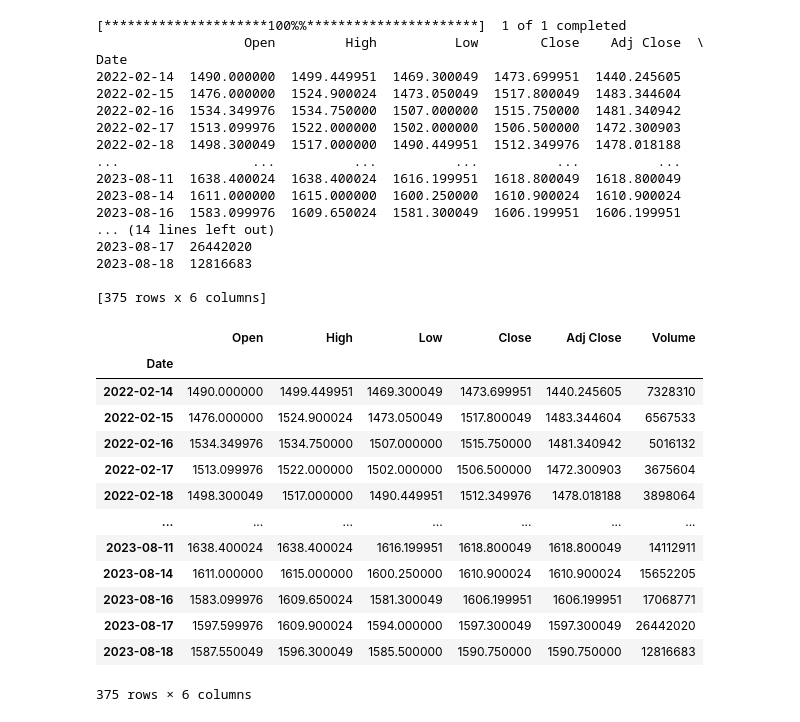
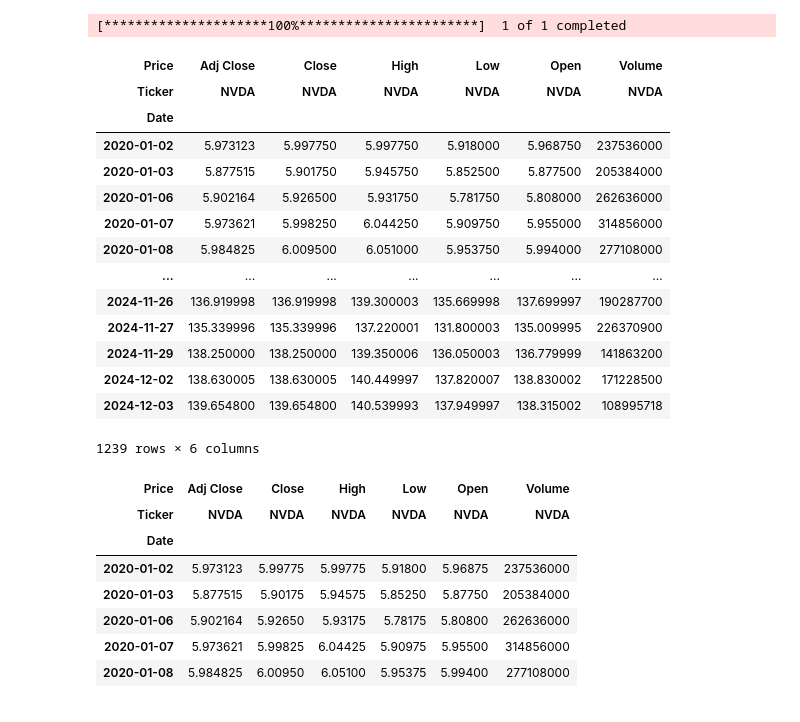
Before and after one commit to Kshitijk14/StockPricePredictor, a Jupyter notebook: stock-prediction.ipynb, the cells around one changed output. Drawn from its saved outputs; the diff is of its cells as text; code cells hidden in the pictures.

```diff
--- a/stock-prediction.ipynb
+++ b/stock-prediction.ipynb
@@ -90,46 +93,41 @@ NSE
 # %%
-#define ticker and fetch records
-stock = input("enter a Ticker\n")
-start_date = input("Enter start date to fetch records in yyyy-mm-dd format")
-end_date = input("Enter end date to fetch records in yyyy-mm-dd format")
+# define ticker and fetch records
+# stock = input("enter a Ticker\n")
+# start_date = input("Enter start date to fetch records in yyyy-mm-dd format")
+# end_date = input("Enter end date to fetch records in yyyy-mm-dd format")
+
+stock = "NVDA"
+start_date = "2020-01-01"
+end_date = "2024-12-31"
 
 data = yf.download(stock, start = start_date , end = end_date)
-
-print(data)
+data
 # %% [output]
-[*********************100%%**********************]  1 of 1 completed
-                   Open         High          Low        Close    Adj Close  \
-Date
-2022-02-14  1490.000000  1499.449951  1469.300049  1473.699951  1440.245605
-2022-02-15  1476.000000  1524.900024  1473.050049  1517.800049  1483.344604
-2022-02-16  1534.349976  1534.750000  1507.000000  1515.750000  1481.340942
-2022-02-17  1513.099976  1522.000000  1502.000000  1506.500000  1472.300903
-2022-02-18  1498.300049  1517.000000  1490.449951  1512.349976  1478.018188
-...                 ...          ...          ...          ...          ...
-2023-08-11  1638.400024  1638.400024  1616.199951  1618.800049  1618.800049
-2023-08-14  1611.000000  1615.000000  1600.250000  1610.900024  1610.900024
-2023-08-16  1583.099976  1609.650024  1581.300049  1606.199951  1606.199951
-... (14 lines left out)
-2023-08-17  26442020
-2023-08-18  12816683
-
-[375 rows x 6 columns]
+[*********************100%***********************]  1 of 1 completed
+| Price | Adj Close | Close | High | Low | Open | Volume |
+| Ticker | NVDA | NVDA | NVDA | NVDA | NVDA | NVDA |
+| Date |  |  |  |  |  |  |
+| 2020-01-02 | 5.973123 | 5.997750 | 5.997750 | 5.918000 | 5.968750 | 237536000 |
+| 2020-01-03 | 5.877515 | 5.901750 | 5.945750 | 5.852500 | 5.877500 | 205384000 |
+| 2020-01-06 | 5.902164 | 5.926500 | 5.931750 | 5.781750 | 5.808000 | 262636000 |
+| 2020-01-07 | 5.973621 | 5.998250 | 6.044250 | 5.909750 | 5.955000 | 314856000 |
+| 2020-01-08 | 5.984825 | 6.009500 | 6.051000 | 5.953750 | 5.994000 | 277108000 |
+| ... | ... | ... | ... | ... | ... | ... |
+| 2024-11-26 | 136.919998 | 136.919998 | 139.300003 | 135.669998 | 137.699997 | 190287700 |
+| 2024-11-27 | 135.339996 | 135.339996 | 137.220001 | 131.800003 | 135.009995 | 226370900 |
+| 2024-11-29 | 138.250000 | 138.250000 | 139.350006 | 136.050003 | 136.779999 | 141863200 |
+| 2024-12-02 | 138.630005 | 138.630005 | 140.449997 | 137.820007 | 138.830002 | 171228500 |
+| 2024-12-03 | 139.654800 | 139.654800 | 140.539993 | 137.949997 | 138.315002 | 108995718 |
+1239 rows × 6 columns
-# %%
-data
-# %% [output]
-|  | Open | High | Low | Close | Adj Close | Volume |
-| Date |  |  |  |  |  |  |
-| 2022-02-14 | 1490.000000 | 1499.449951 | 1469.300049 | 1473.699951 | 1440.245605 | 7328310 |
-| 2022-02-15 | 1476.000000 | 1524.900024 | 1473.050049 | 1517.800049 | 1483.344604 | 6567533 |
-| 2022-02-16 | 1534.349976 | 1534.750000 | 1507.000000 | 1515.750000 | 1481.340942 | 5016132 |
-| 2022-02-17 | 1513.099976 | 1522.000000 | 1502.000000 | 1506.500000 | 1472.300903 | 3675604 |
-| 2022-02-18 | 1498.300049 | 1517.000000 | 1490.449951 | 1512.349976 | 1478.018188 | 3898064 |
-| ... | ... | ... | ... | ... | ... | ... |
-| 2023-08-11 | 1638.400024 | 1638.400024 | 1616.199951 | 1618.800049 | 1618.800049 | 14112911 |
-| 2023-08-14 | 1611.000000 | 1615.000000 | 1600.250000 | 1610.900024 | 1610.900024 | 15652205 |
-| 2023-08-16 | 1583.099976 | 1609.650024 | 1581.300049 | 1606.199951 | 1606.199951 | 17068771 |
-| 2023-08-17 | 1597.599976 | 1609.900024 | 1594.000000 | 1597.300049 | 1597.300049 | 26442020 |
-| 2023-08-18 | 1587.550049 | 1596.300049 | 1585.500000 | 1590.750000 | 1590.750000 | 12816683 |
-375 rows × 6 columns
 # %%
 df = pd.DataFrame(data)
+df.head()
+# %% [output]
+| Price | Adj Close | Close | High | Low | Open | Volume |
+| Ticker | NVDA | NVDA | NVDA | NVDA | NVDA | NVDA |
+| Date |  |  |  |  |  |  |
+| 2020-01-02 | 5.973123 | 5.99775 | 5.99775 | 5.91800 | 5.96875 | 237536000 |
+| 2020-01-03 | 5.877515 | 5.90175 | 5.94575 | 5.85250 | 5.87750 | 205384000 |
+| 2020-01-06 | 5.902164 | 5.92650 | 5.93175 | 5.78175 | 5.80800 | 262636000 |
+| 2020-01-07 | 5.973621 | 5.99825 | 6.04425 | 5.90975 | 5.95500 | 314856000 |
+| 2020-01-08 | 5.984825 | 6.00950 | 6.05100 | 5.95375 | 5.99400 | 277108000 |
```
Also changed, not shown: parts of 28 cells of this notebook, 1 other file.
